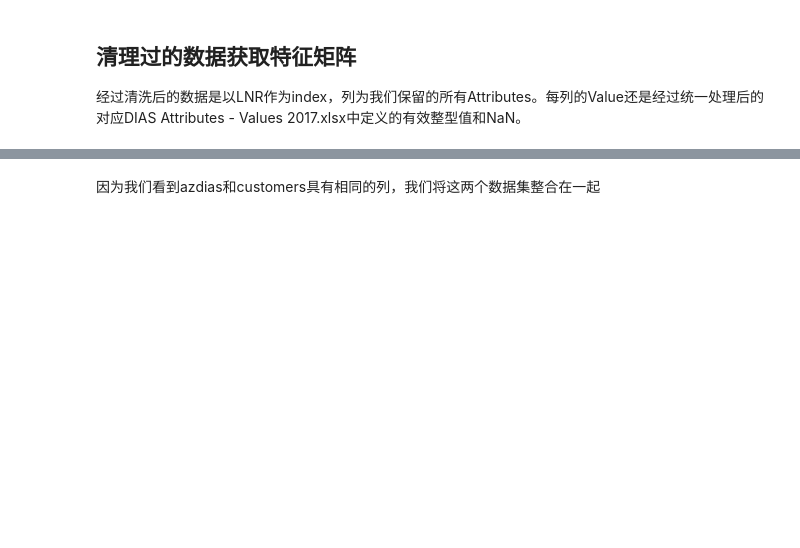
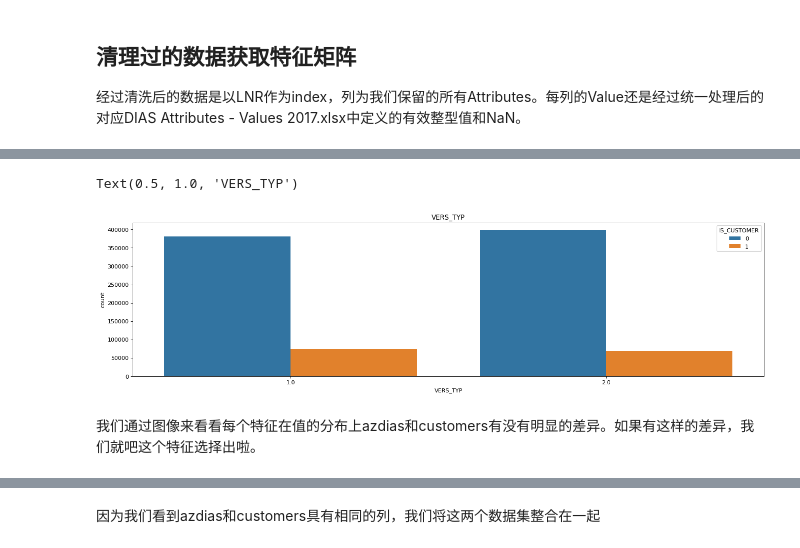
Before and after one commit to lqiang79/udacity_DSND_arvato, a Jupyter notebook: Arvato_Project_Workbook_zh.ipynb, the cells around one changed output, grey strips where cells are left out. Saved outputs shown, nothing was run; the diff lists cells and outputs as text; code cells hidden in the pictures; blank space fills up the shorter version.

```diff
--- a/Arvato_Project_Workbook_zh.ipynb
+++ b/Arvato_Project_Workbook_zh.ipynb
@@ -428 +841,9 @@ azdias.shape= (891221, 352) customers.shape= (191652, 352)
+# %%
+select_column = customers.columns[325]
+fig=plt.figure(figsize=(20, 5), dpi= 80, facecolor='w', edgecolor='k')
+sns.countplot(x=select_column, hue='IS_CUSTOMER',  data=pd.concat([customers, azdias]))
+plt.title(select_column)
+# %% [output]
+Text(0.5, 1.0, 'VERS_TYP')
+[figure, added]
 # %%
@@ -442 +863,3 @@ def plot_attribute_value_proprtion(dataframe, column_name, p):
+# %% [markdown]
+我们通过图像来看看每个特征在值的分布上azdias和customers有没有明显的差异。如果有这样的差异，我们就吧这个特征选择出啦。
 # %%
```
Also changed, not shown: parts of 85 cells of this notebook, 1 other file.
